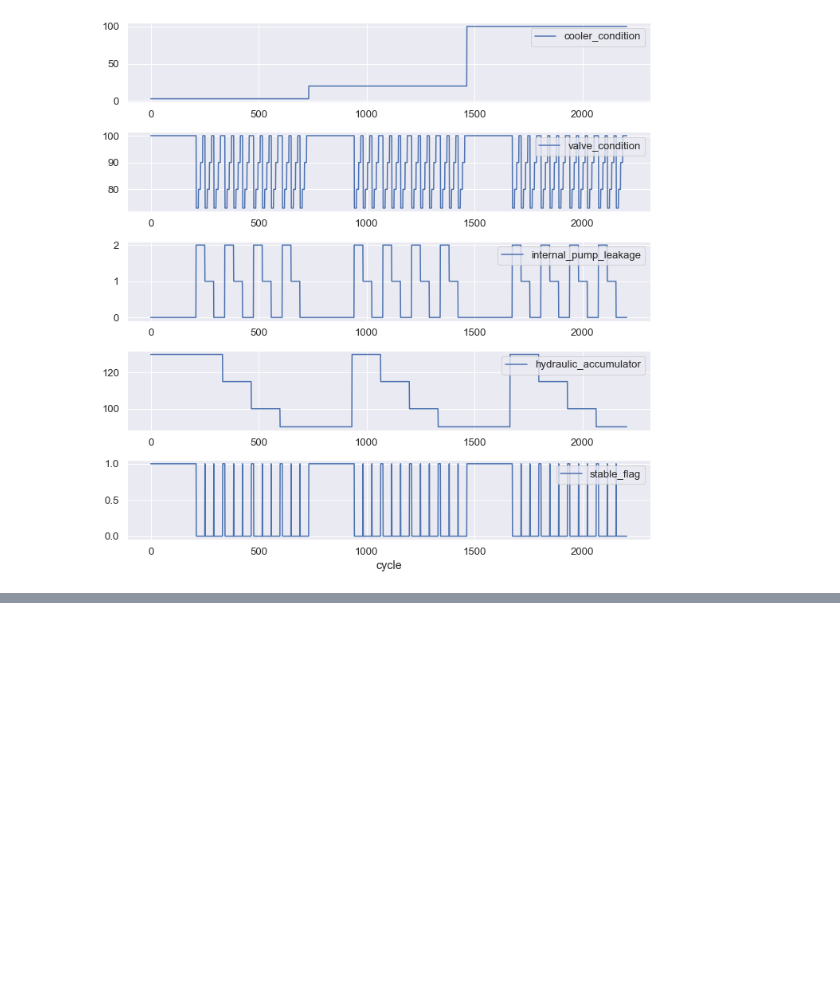
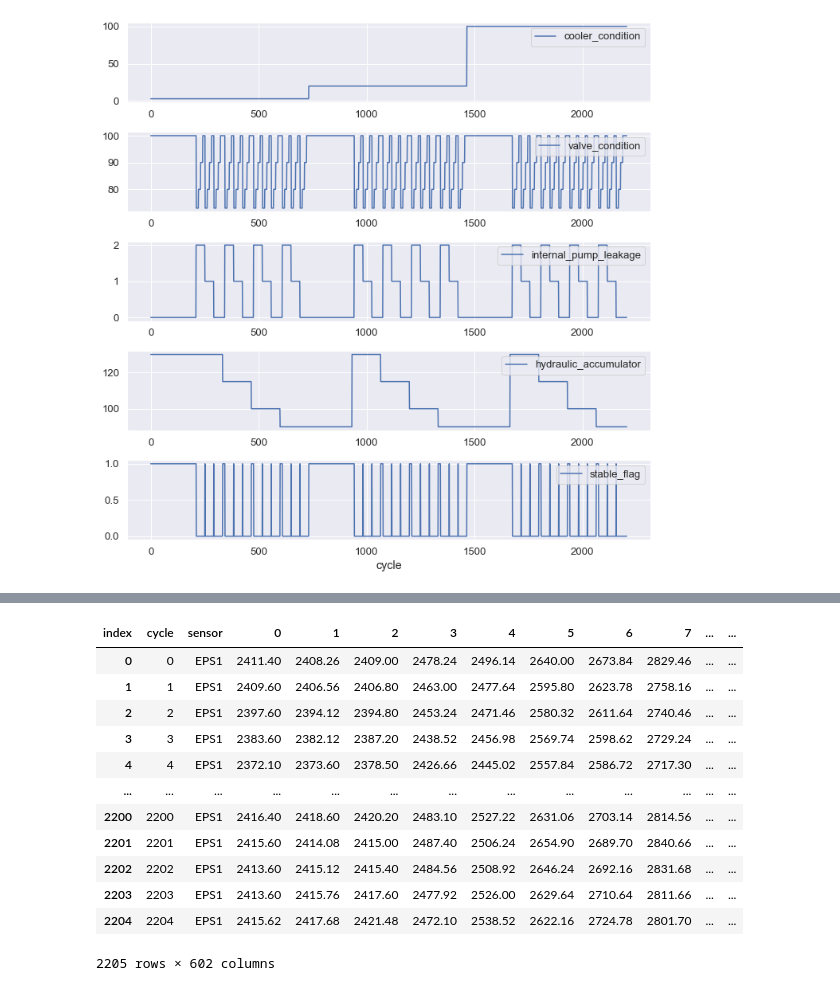
Before and after one commit to kokikwbt/predictive-maintenance, a Jupyter notebook: notebooks/view_hydsys.ipynb, the cells around one changed output, grey strips where cells are left out. Drawn from its saved outputs; the diff is of its cells as text; code cells hidden in the pictures; blank space fills up the shorter version.

```diff
--- a/notebooks/view_hydsys.ipynb
+++ b/notebooks/view_hydsys.ipynb
@@ -183,0 +218,24 @@ fig.savefig('../out/hydsys_profile.png',
+# %%
+def load_EPS(rw=0):
+    fp = '../datasets/hydsys'
+    df = pd.DataFrame(np.loadtxt(fp + '/EPS1.txt.gz'))
+    df = resample(df, rw)
+    df['sensor'] = 'EPS1'
+    df['cycle']  = df.index.values
+    return df.set_index(['cycle', 'sensor']).reset_index()
+# %%
+load_EPS(rw=10)
+# %% [output]
+| index | cycle | sensor | 0 | 1 | 2 | 3 | 4 | 5 | 6 | 7 | ... | ... |
+| 0 | 0 | EPS1 | 2411.40 | 2408.26 | 2409.00 | 2478.24 | 2496.14 | 2640.00 | 2673.84 | 2829.46 | ... | ... |
+| 1 | 1 | EPS1 | 2409.60 | 2406.56 | 2406.80 | 2463.00 | 2477.64 | 2595.80 | 2623.78 | 2758.16 | ... | ... |
+| 2 | 2 | EPS1 | 2397.60 | 2394.12 | 2394.80 | 2453.24 | 2471.46 | 2580.32 | 2611.64 | 2740.46 | ... | ... |
+| 3 | 3 | EPS1 | 2383.60 | 2382.12 | 2387.20 | 2438.52 | 2456.98 | 2569.74 | 2598.62 | 2729.24 | ... | ... |
+| 4 | 4 | EPS1 | 2372.10 | 2373.60 | 2378.50 | 2426.66 | 2445.02 | 2557.84 | 2586.72 | 2717.30 | ... | ... |
+| ... | ... | ... | ... | ... | ... | ... | ... | ... | ... | ... | ... | ... |
+| 2200 | 2200 | EPS1 | 2416.40 | 2418.60 | 2420.20 | 2483.10 | 2527.22 | 2631.06 | 2703.14 | 2814.56 | ... | ... |
+| 2201 | 2201 | EPS1 | 2415.60 | 2414.08 | 2415.00 | 2487.40 | 2506.24 | 2654.90 | 2689.70 | 2840.66 | ... | ... |
+| 2202 | 2202 | EPS1 | 2413.60 | 2415.12 | 2415.40 | 2484.56 | 2508.92 | 2646.24 | 2692.16 | 2831.68 | ... | ... |
+| 2203 | 2203 | EPS1 | 2413.60 | 2415.76 | 2417.60 | 2477.92 | 2526.00 | 2629.64 | 2710.64 | 2811.66 | ... | ... |
+| 2204 | 2204 | EPS1 | 2415.62 | 2417.68 | 2421.48 | 2472.10 | 2538.52 | 2622.16 | 2724.78 | 2801.70 | ... | ... |
+2205 rows × 602 columns
```
Also changed, not shown: parts of 12 cells of this notebook, 1 other file.
